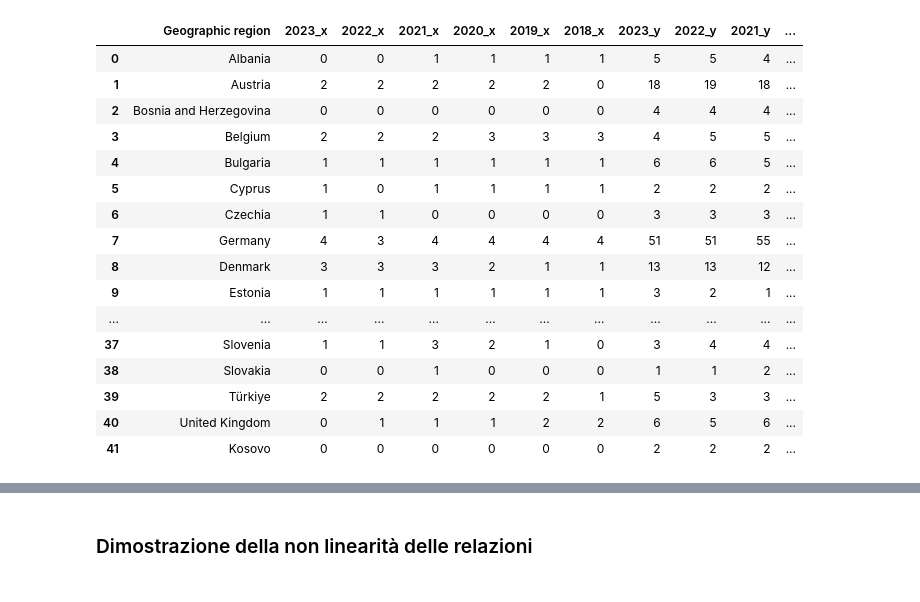
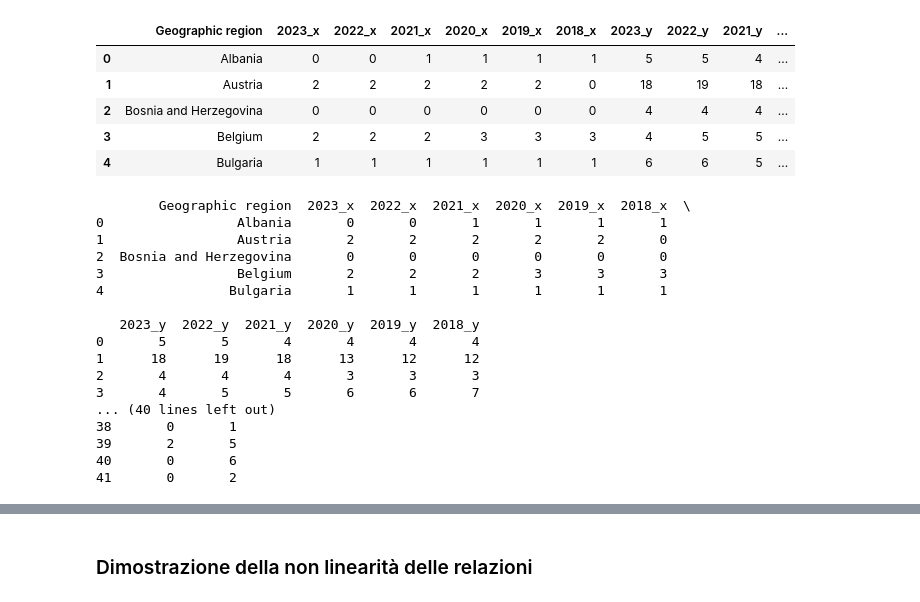
Before and after one commit to alicepicco333/wipEU, a Jupyter notebook: technical_analysis/geomashup.ipynb, the cells around one changed output, grey strips where cells are left out. Cells and saved outputs as stored; diff of their text form; code cells hidden in the pictures.

```diff
--- a/technical_analysis/geomashup.ipynb
+++ b/technical_analysis/geomashup.ipynb
@@ -134,34 +136,44 @@ df_european_financial_institutions_women = df_european_financial_institutions_wo
 # %%
 #pol parties
 #environments
 #research
 df_women_research_fundings = df_women_research_fundings.rename(columns={"Geographic region\Time": "Geographic region"})
 df_women_political_executives = df_women_political_executives.rename(columns={"Geographic region\Time": "Geographic region"})
 df_women_political_parties = df_women_political_parties.rename(columns={"Geographic region\Time": "Geographic region"})
 df_women_research_fundings, df_women_political_executives, df_women_political_parties = column_remove(df_women_research_fundings, df_women_political_executives, df_women_political_parties)
 # df_women_research_fundings, df_women_political_executives, df_women_political_parties = force_to_numeric(df_women_research_fundings, df_women_political_executives, df_women_political_parties)
 
 merged_df = pd.merge(df_women_political_parties, df_women_research_fundings, on="Geographic region")
 merged_df_final = pd.merge(merged_df, df_women_political_executives, on="Geographic region").fillna("0") #nella manipolazione dati abbiamo deciso di introdurre lo 0 al posto di NaN
-merged_df_final
+merged_df_final.head()
 # %% [output]
 |  | Geographic region | 2023_x | 2022_x | 2021_x | 2020_x | 2019_x | 2018_x | 2023_y | 2022_y | 2021_y | ... |
 | 0 | Albania | 0 | 0 | 1 | 1 | 1 | 1 | 5 | 5 | 4 | ... |
 | 1 | Austria | 2 | 2 | 2 | 2 | 2 | 0 | 18 | 19 | 18 | ... |
 | 2 | Bosnia and Herzegovina | 0 | 0 | 0 | 0 | 0 | 0 | 4 | 4 | 4 | ... |
 | 3 | Belgium | 2 | 2 | 2 | 3 | 3 | 3 | 4 | 5 | 5 | ... |
 | 4 | Bulgaria | 1 | 1 | 1 | 1 | 1 | 1 | 6 | 6 | 5 | ... |
-| 5 | Cyprus | 1 | 0 | 1 | 1 | 1 | 1 | 2 | 2 | 2 | ... |
-| 6 | Czechia | 1 | 1 | 0 | 0 | 0 | 0 | 3 | 3 | 3 | ... |
-| 7 | Germany | 4 | 3 | 4 | 4 | 4 | 4 | 51 | 51 | 55 | ... |
-| 8 | Denmark | 3 | 3 | 3 | 2 | 1 | 1 | 13 | 13 | 12 | ... |
-| 9 | Estonia | 1 | 1 | 1 | 1 | 1 | 1 | 3 | 2 | 1 | ... |
-| ... | ... | ... | ... | ... | ... | ... | ... | ... | ... | ... | ... |
-| 37 | Slovenia | 1 | 1 | 3 | 2 | 1 | 0 | 3 | 4 | 4 | ... |
-| 38 | Slovakia | 0 | 0 | 1 | 0 | 0 | 0 | 1 | 1 | 2 | ... |
-| 39 | Türkiye | 2 | 2 | 2 | 2 | 2 | 1 | 5 | 3 | 3 | ... |
-| 40 | United Kingdom | 0 | 1 | 1 | 1 | 2 | 2 | 6 | 5 | 6 | ... |
-| 41 | Kosovo | 0 | 0 | 0 | 0 | 0 | 0 | 2 | 2 | 2 | ... |
+# %%
+print(merged_df.head())
+print(merged_df[['2023_x', '2023_y']])
+# %% [output]
+        Geographic region  2023_x  2022_x  2021_x  2020_x  2019_x  2018_x  \
+0                 Albania       0       0       1       1       1       1
+1                 Austria       2       2       2       2       2       0
+2  Bosnia and Herzegovina       0       0       0       0       0       0
+3                 Belgium       2       2       2       3       3       3
+4                Bulgaria       1       1       1       1       1       1
+
+   2023_y  2022_y  2021_y  2020_y  2019_y  2018_y
+0       5       5       4       4       4       4
+1      18      19      18      13      12      12
+2       4       4       4       3       3       3
+3       4       5       5       6       6       7
+... (40 lines left out)
+38       0       1
+39       2       5
+40       0       6
+41       0       2
 # %%
 # merged_df_final.corr().head()
 spearman_corr = merged_df_final.corr(method='spearman')
```
Also changed, not shown: parts of 3 cells of this notebook, 2 other files.
